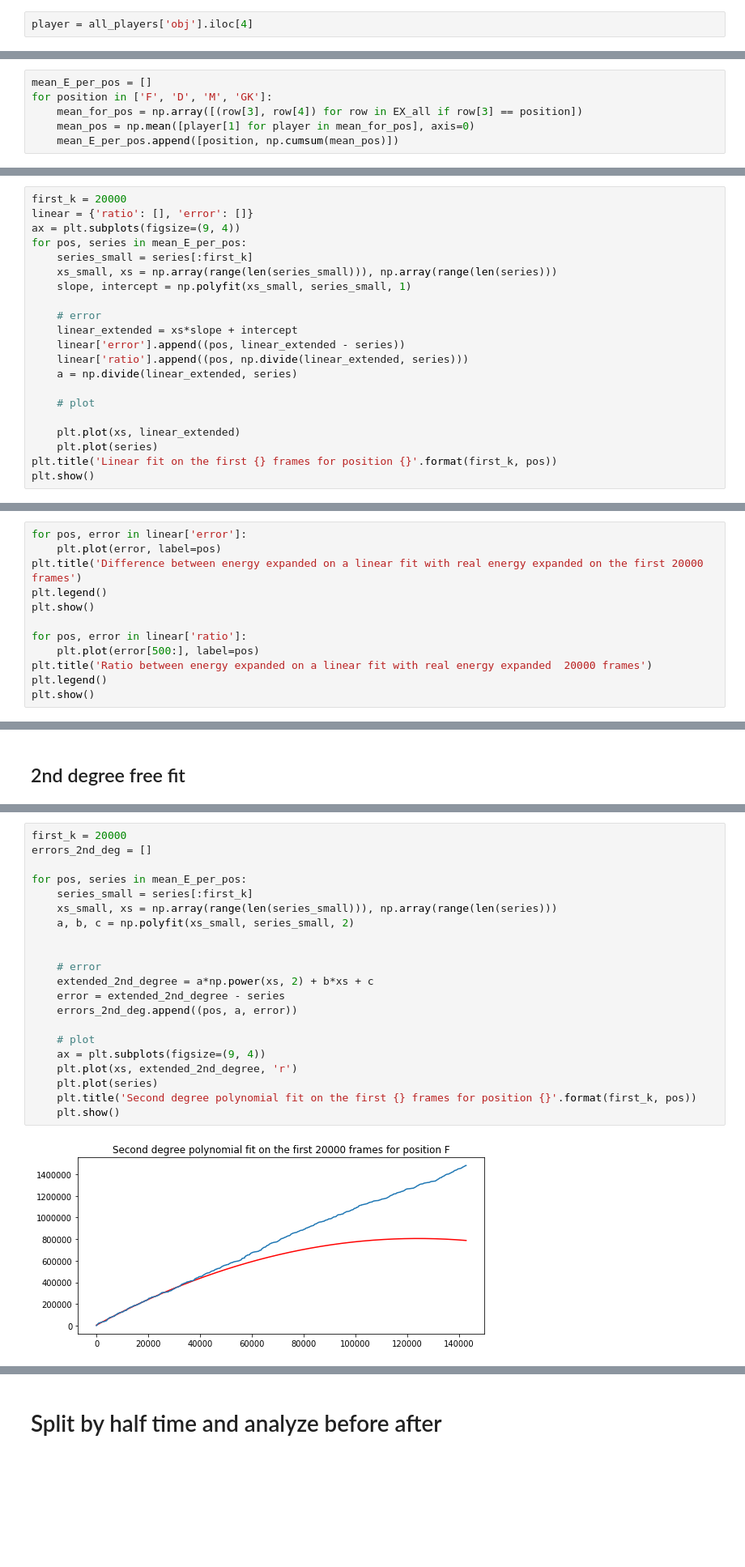
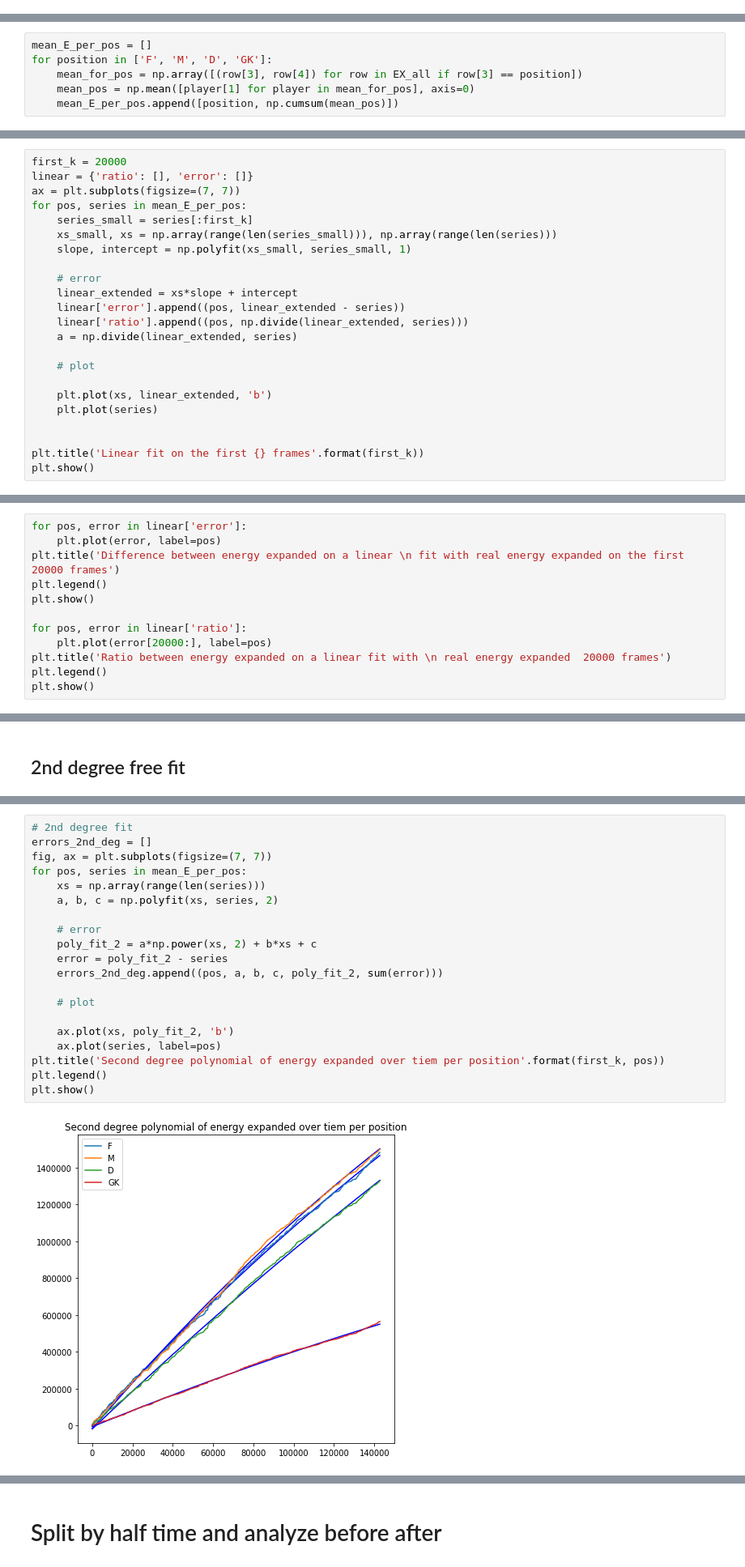
Before and after one commit to Jbalkan/SoccerTrackingData3, a Jupyter notebook: 3_Aalborg.ipynb, the cells around one changed output, grey strips where cells are left out. Shown at 81% size. Drawn from its saved outputs; the diff is of its cells as text; blank space fills up the shorter version.

```diff
--- a/3_Aalborg.ipynb
+++ b/3_Aalborg.ipynb
@@ -167,2 +149,0 @@ Done with player 30 of team 0
-# %%
-player = all_players['obj'].iloc[4]
@@ -273,7 +305,7 @@ array([1, 27, 'FW', 'F',
        2.40943142])], dtype=object)
 # %%
 mean_E_per_pos = []
-for position in ['F', 'D', 'M', 'GK']:
+for position in ['F', 'M', 'D', 'GK']:
     mean_for_pos = np.array([(row[3], row[4]) for row in EX_all if row[3] == position])
     mean_pos = np.mean([player[1] for player in mean_for_pos], axis=0)
     mean_E_per_pos.append([position, np.cumsum(mean_pos)])
@@ -306,7 +338,7 @@ mean_E_per_pos
 # %%
 first_k = 20000
 linear = {'ratio': [], 'error': []}
-ax = plt.subplots(figsize=(9, 4))
+ax = plt.subplots(figsize=(7, 7))
 for pos, series in mean_E_per_pos:
     series_small = series[:first_k]
     xs_small, xs = np.array(range(len(series_small))), np.array(range(len(series)))
@@ -320,8 +352,10 @@ for pos, series in mean_E_per_pos:
 
     # plot
 
-    plt.plot(xs, linear_extended)
+    plt.plot(xs, linear_extended, 'b')
     plt.plot(series)
-plt.title('Linear fit on the first {} frames for position {}'.format(first_k, pos))
+
+
+plt.title('Linear fit on the first {} frames'.format(first_k))
 plt.show()
 # %% [output]
@@ -334,13 +363,13 @@ array([1.33879376e+02, 1.37727588e+02, 1.41575799e+02, ...,
 # %%
 for pos, error in linear['error']:
     plt.plot(error, label=pos)
-plt.title('Difference between energy expanded on a linear fit with real energy expanded on the first 20000 frames')
+plt.title('Difference between energy expanded on a linear \n fit with real energy expanded on the first 20000 frames')
 plt.legend()
 plt.show()
 
 for pos, error in linear['ratio']:
-    plt.plot(error[500:], label=pos)
-plt.title('Ratio between energy expanded on a linear fit with real energy expanded  20000 frames')
+    plt.plot(error[20000:], label=pos)
+plt.title('Ratio between energy expanded on a linear fit with \n real energy expanded  20000 frames')
 plt.legend()
 plt.show()
 # %% [output]
@@ -359,23 +399,22 @@ plt.show()
 # %%
-first_k = 20000
+# 2nd degree fit
 errors_2nd_deg = []
-
+fig, ax = plt.subplots(figsize=(7, 7))
 for pos, series in mean_E_per_pos:
-    series_small = series[:first_k]
-    xs_small, xs = np.array(range(len(series_small))), np.array(range(len(series)))
-    a, b, c = np.polyfit(xs_small, series_small, 2)
-
+    xs = np.array(range(len(series)))
+    a, b, c = np.polyfit(xs, series, 2)
 
     # error
-    extended_2nd_degree = a*np.power(xs, 2) + b*xs + c
-    error = extended_2nd_degree - series
-    errors_2nd_deg.append((pos, a, error))
+    poly_fit_2 = a*np.power(xs, 2) + b*xs + c
+    error = poly_fit_2 - series
+    errors_2nd_deg.append((pos, a, b, c, poly_fit_2, sum(error)))
 
     # plot
-    ax = plt.subplots(figsize=(9, 4))
-    plt.plot(xs, extended_2nd_degree, 'r')
-    plt.plot(series)
-    plt.title('Second degree polynomial fit on the first {} frames for position {}'.format(first_k, pos))
-    plt.show()
+
+    ax.plot(xs, poly_fit_2, 'b')
+    ax.plot(series, label=pos)
+plt.title('Second degree polynomial of energy expanded over tiem per position'.format(first_k, pos))
+plt.legend()
+plt.show()
 # %% [output]
-[figure, old version]
+[figure, new version]
```
Also changed, not shown: parts of 33 cells of this notebook, 3 other files.
